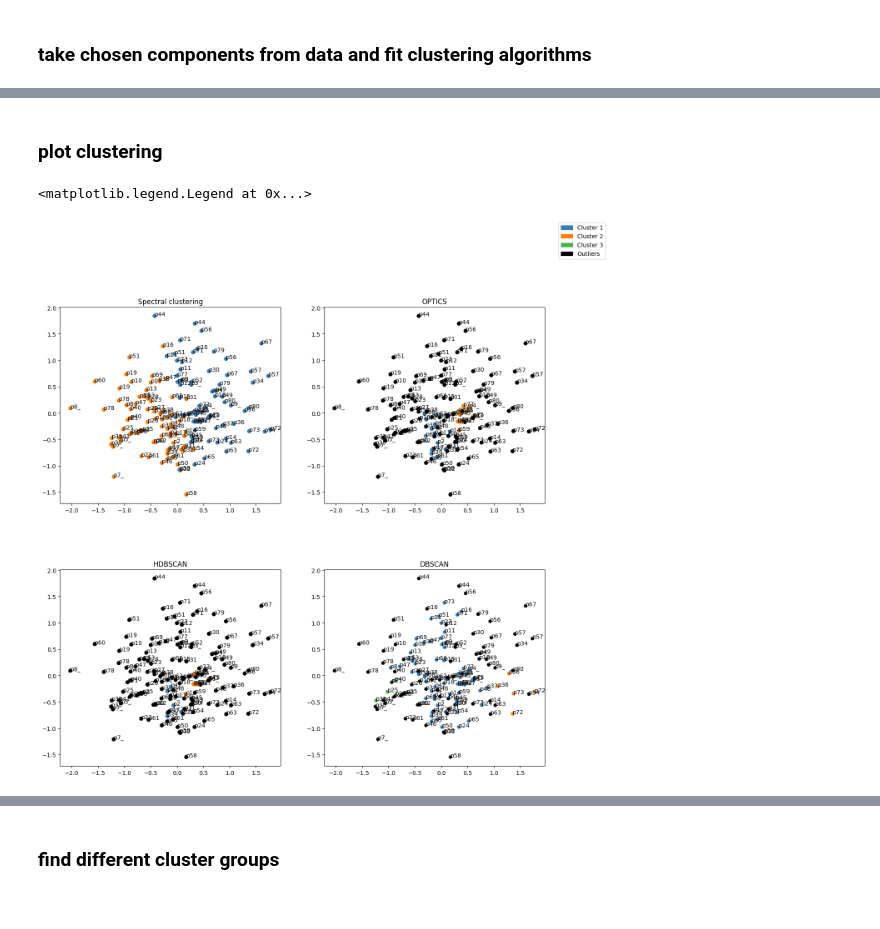
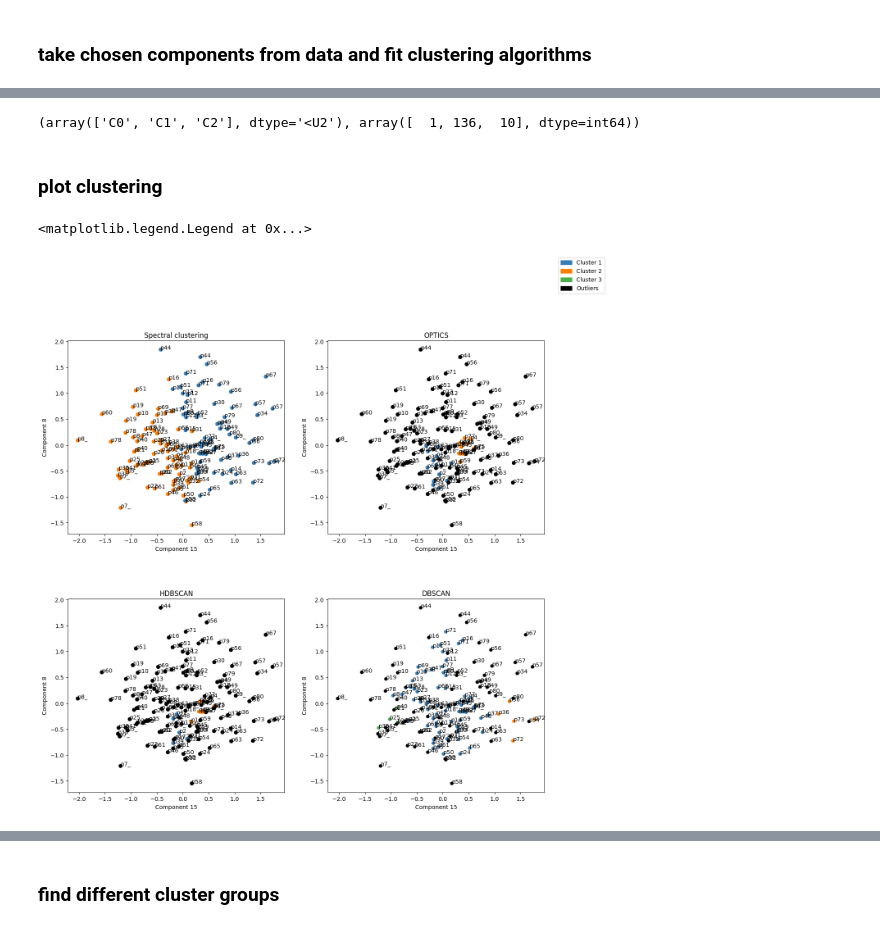
Before and after one commit to cdhvilsted/Bachelor_project_2024, a Jupyter notebook: cross_val_pipeline_individual.ipynb, the cells around one changed output, grey strips where cells are left out. Drawn from its saved outputs; the diff is of its cells as text; code cells hidden in the pictures.

```diff
--- a/cross_val_pipeline_individual.ipynb
+++ b/cross_val_pipeline_individual.ipynb
@@ -115,9 +110,8 @@ for i in range(len(all_data)):
         scores = sklearn.model_selection.cross_val_score(ord_clf, np.array(train_X.iloc[:,j]).reshape(-1, 1), np.array(train_y), cv = skf, scoring='balanced_accuracy')
         score = scores.sum()
         result = scipy.stats.ttest_1samp(scores, 1/3, alternative='greater')
-
-        if score > 1.5:
-            print('hurra person: ',i, 'has score: ', scores)
+        if result.pvalue <0.01:
+            #print('person: ',i,j, 'has score: ', scores)
             A.add(i)
         feat_scores[j] += score
 
@@ -179,12 +135,15 @@ print(first_feature)
 t = pd.CategoricalDtype(categories = ['R', 'M', 'F'], ordered = True)
 B = set()
 feat_scores_r2 = np.zeros(components_n)
+all_scores = np.empty((len(all_data), components_n))
+
 for i in range(len(all_data)):
     train_y = pd.Series(all_data[i]['Event'],dtype=t).cat.codes
     train_X = all_data[i][m_list]
     train_X = pca.transform(train_X)
     train_X = pd.DataFrame(train_X)
     ord_clf = OrdinalClassifier(estimator=LogisticRegression())
+
     for j in range(components_n):
         if j != first_feature:
 
@@ -193,8 +152,11 @@ for i in range(len(all_data)):
             #print(np.array(train_y))
             scores = sklearn.model_selection.cross_val_score(ord_clf, np.array(train_X.iloc[:,[first_feature,j]]), np.array(train_y), cv = skf, scoring='balanced_accuracy')
             score = scores.sum()
+            mean = scores.mean()
+            result = scipy.stats.ttest_1samp(scores, 1/3, alternative='greater')
+            if result.pvalue < 0.05:
+                #print('hurra person: ',i,j, 'has score: ', scores)
+                B.add(i)
 
-            if score > 1:
-                print('hurra person: ',i, 'has score: ', scores)
-                B.add(i)
             feat_scores_r2[j] += score
+            all_scores[i,j] = mean
@@ -258,0 +209,10 @@ print([(m_list[j], components[second_feature][j]) for j in sort2[0:5]])
+# %%
+cv_scores = all_scores[:,7]
+responders = []
+non_responders = []
+
+for i in range(len(all_data)):
+    if i in B:
+        responders.append(cv_scores[i])
+    else:
+        non_responders.append(cv_scores[i])
@@ -368,3 +359,10 @@ oy_pred = oclustering.labels_
+# %%
+den = np.array(dn['color_list'])
+
+count = np.unique(den, return_counts=True)
+print(count)
+# %% [output]
+(array(['C0', 'C1', 'C2'], dtype='<U2'), array([  1, 136,  10], dtype=int64))
 # %% [markdown]
 ### plot clustering
 # %%
@@ -398,33 +396,40 @@ for i, txt in enumerate(y):
     ax[0,0].annotate(patient_numbers[txt], (X_pca_chosen[i, 0], X_pca_chosen[i, -1]))
 ax[0,0].set_aspect('equal', adjustable=None, anchor=None, share=False)
 ax[0,0].set_title('Spectral clustering')
+ax[0,0].set_xlabel('Component 15')
+ax[0,0].set_ylabel('Component 8')
 
 ax[0,1].scatter(X_pca_chosen[:, 0], X_pca_chosen[:, -1], c=colors[oy_pred])
 for i, txt in enumerate(y):
     ax[0,1].annotate(patient_numbers[txt], (X_pca_chosen[i, 0], X_pca_chosen[i, -1]))
 ax[0,1].set_aspect('equal', adjustable=None, anchor=None, share=False)
 ax[0,1].set_title('OPTICS')
 #ax[0,1].legend()
-
+ax[0,1].set_xlabel('Component 15')
+ax[0,1].set_ylabel('Component 8')
 
 ax[1,0].scatter(X_pca_chosen[:, 0], X_pca_chosen[:, -1], c=colors[hy_pred])
 for i, txt in enumerate(y):
     ax[1,0].annotate(patient_numbers[txt], (X_pca_chosen[i, 0], X_pca_chosen[i, -1]))
 ax[1,0].set_aspect('equal', adjustable=None, anchor=None, share=False)
 ax[1,0].set_title('HDBSCAN')
 #ax[1,0].legend()
+ax[1,0].set_xlabel('Component 15')
+ax[1,0].set_ylabel('Component 8')
 
 ax[1,1].scatter(X_pca_chosen[:, 0], X_pca_chosen[:, -1], c=colors[dy_pred], linewidth = 0.1)
 for i, txt in enumerate(y):
     ax[1,1].annotate(patient_numbers[txt], (X_pca_chosen[i, 0], X_pca_chosen[i, -1]))
 ax[1,1].set_aspect('equal', adjustable=None, anchor=None, share=False)
 ax[1,1].set_title('DBSCAN')
+ax[1,1].set_xlabel('Component 15')
+ax[1,1].set_ylabel('Component 8')
 #ax[1,1].legend()
 pop_a = mpatches.Patch(color="#377eb8", label='Cluster 1')
 pop_b = mpatches.Patch(color="#ff7f00", label='Cluster 2')
 pop_d = mpatches.Patch(color="#4daf4a", label='Cluster 3')
 pop_c = mpatches.Patch(color="#000000", label='Outliers')
 fig.legend(handles=[pop_a,pop_b,pop_d,pop_c])
 # %% [output]
 <matplotlib.legend.Legend at 0x...>
-[figure, old version]
+[figure, new version]
```
Also changed, not shown: parts of 25 cells of this notebook, 1 other file.
